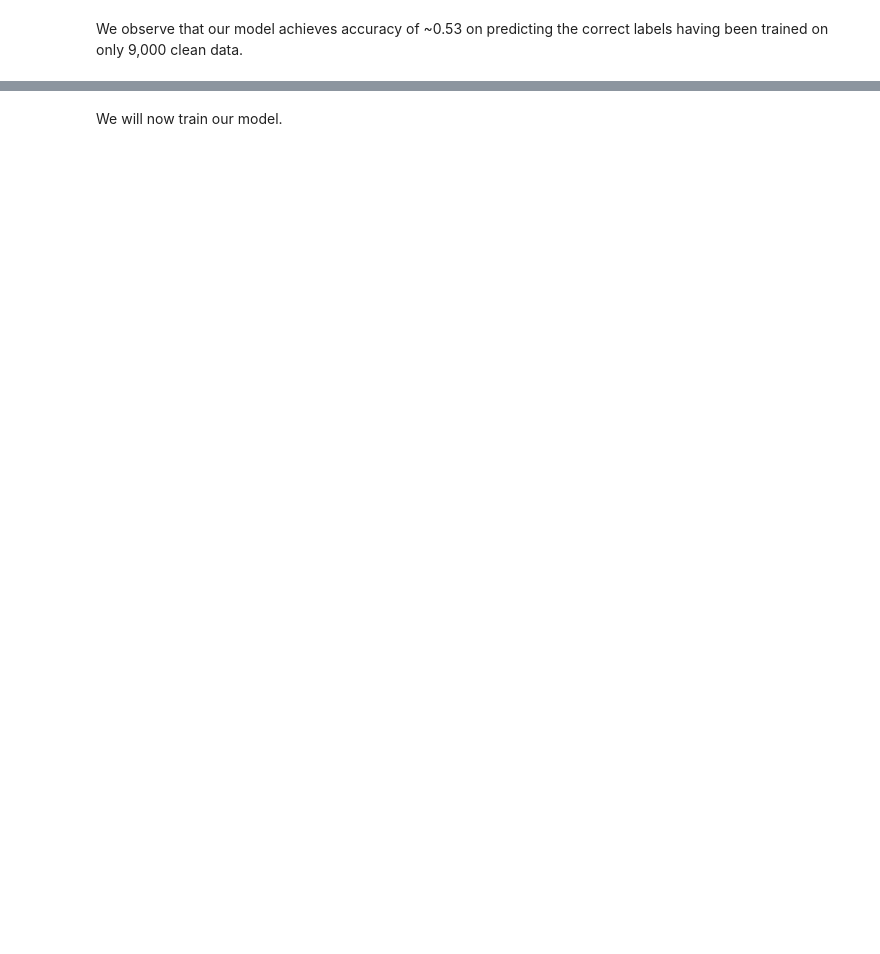
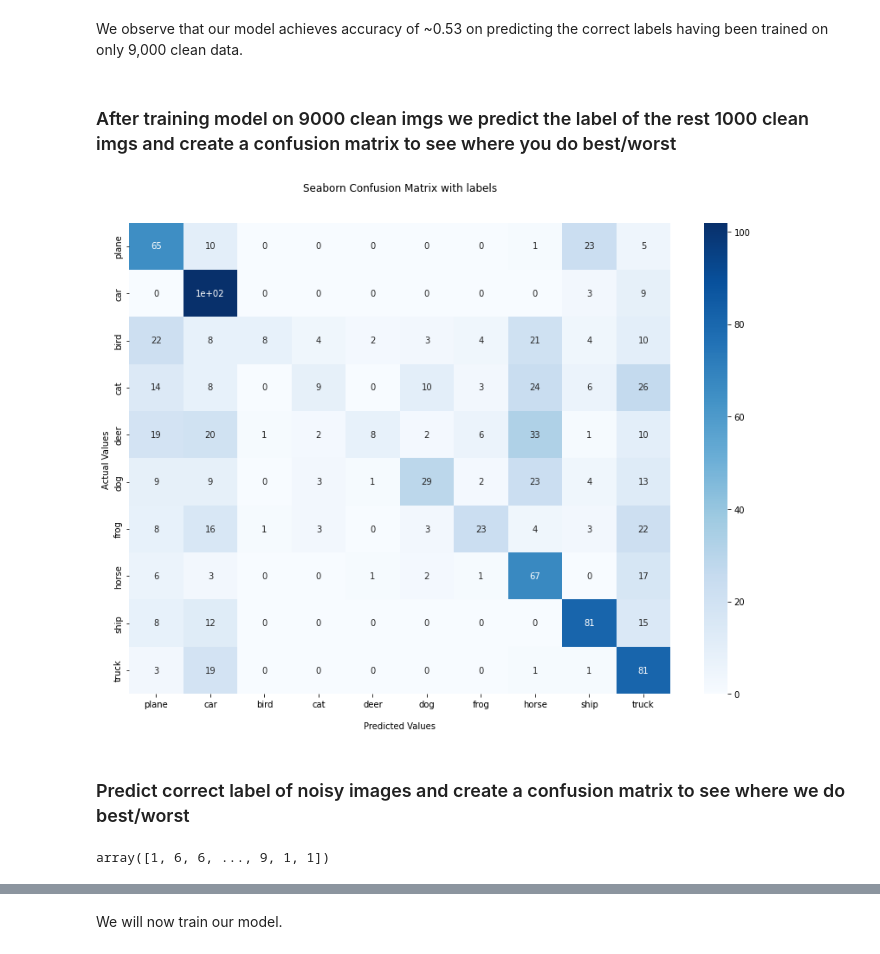
Before and after one commit to TZstatsADS/spring-2022-prj3-group6, a Jupyter notebook: doc/main.ipynb, the cells around one changed output, grey strips where cells are left out. Cells and saved outputs as stored; diff of their text form; code cells hidden in the pictures; blank space fills up the shorter version.

Commit message:
added confusion matrices

```diff
--- a/doc/main.ipynb
+++ b/doc/main.ipynb
@@ -400,2 +400,4 @@ Loss: 144.3291473388672,  Accuracy: 0.5149999856948853
 # %% [markdown]
 We observe that our model achieves accuracy of ~0.53 on predicting the correct labels having been trained on only 9,000 clean data.
+# %% [markdown]
+### After training model on 9000 clean imgs we predict the label of the rest 1000 clean imgs and create a confusion matrix to see where you do best/worst
@@ -402,3 +407,24 @@ We observe that our model achieves accuracy of ~0.53 on predicting the correct l
+# %%
+labels_pred = np.argmax(trained_modelII.predict(img_val_II), axis = 1)
+cf_matrix = confusion_matrix(clean_label_val_number, labels_pred)
+# %%
+plt.figure(figsize=(14, 10))
+ax = sns.heatmap(cf_matrix, annot=True, cmap='Blues')
+
+ax.set_title('Seaborn Confusion Matrix with labels\n\n');
+ax.set_xlabel('\nPredicted Values')
+ax.set_ylabel('Actual Values ');
+
+## Ticket labels - List must be in alphabetical order
+ax.xaxis.set_ticklabels(classes)
+ax.yaxis.set_ticklabels(classes)
+
+## Display the visualization of the Confusion Matrix.
+plt.show()
+# %% [output]
+[figure, added]
+# %% [markdown]
+### Predict correct label of noisy images and create a confusion matrix to see where we do best/worst
 # %%
 # we will now correct the noisy labels
 
@@ -412,0 +436,4 @@ for i in range(len(noisy_imgs)):
+# %%
+labels_pred
+# %% [output]
+array([1, 6, 6, ..., 9, 1, 1])
```
Also changed, not shown: parts of 21 cells of this notebook.
